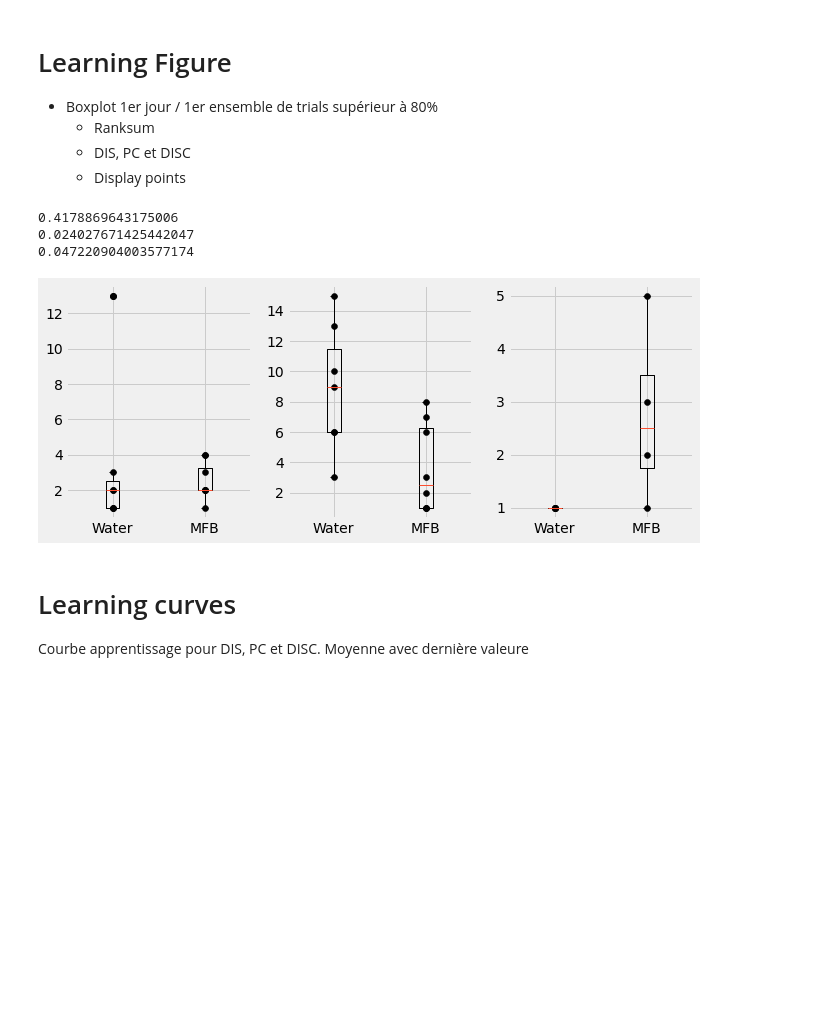
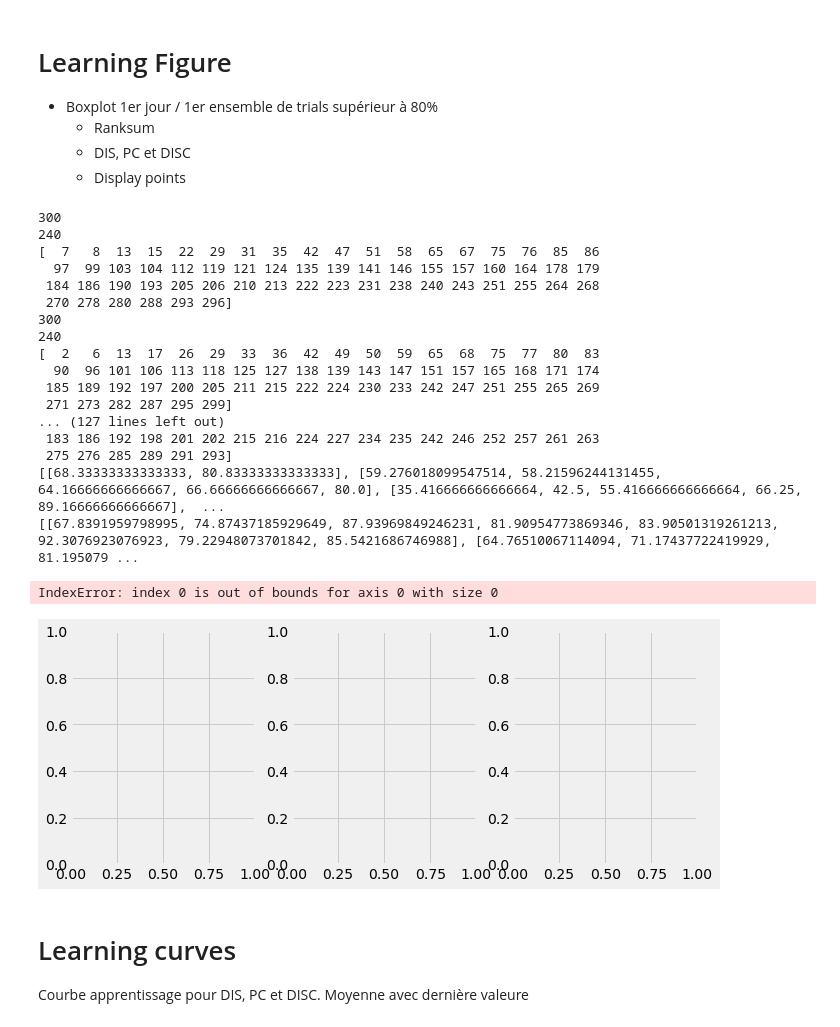
Before and after one commit to AntoninVerdier/Utilities, a Jupyter notebook: Elphy_Analysis/MFB_Figures.ipynb, the cells around one changed output. Saved outputs shown, nothing was run; the diff lists cells and outputs as text; code cells hidden in the pictures; blank space fills up the shorter version.

```diff
--- a/Elphy_Analysis/MFB_Figures.ipynb
+++ b/Elphy_Analysis/MFB_Figures.ipynb
@@ -19,11 +19,11 @@ from scipy.stats import ranksums
 
 batch = s.Batch()
 
-#water_path = '/home/anverdie/Documents/Code/MFB_Paper/Water'
-#mfb_path = '/home/anverdie/Documents/Code/MFB_Paper/MFB'
+water_path = '/home/anverdie/Documents/Code/MFB_Paper/Water'
+mfb_path = '/home/anverdie/Documents/Code/MFB_Paper/MFB'
 
-water_path = '/home/pouple/PhD/Code/MFB_Paper/Water'
-mfb_path = '/home/pouple/PhD/Code/MFB_Paper/MFB'
+#water_path = '/home/pouple/PhD/Code/MFB_Paper/Water'
+#mfb_path = '/home/pouple/PhD/Code/MFB_Paper/MFB'
 
 plt.style.use('fivethirtyeight')
 # %%
@@ -134,6 +134,6 @@ def load_MFB(tag='PC', verbose=False, rmgaps=False):
 
     return mice_mfb
 # %%
-mice_water_dis = load_water(batch3=True, verbose=False, tag='DIS',rmgaps='Brice', linkday=True)
-mice_mfb_dis = load_MFB(tag='DIS', verbose=False, rmgaps='Brice')
+mice_water_dis = load_water(batch3=False, verbose=True, tag='DIS',rmgaps='Antonin', linkday=True)
+mice_mfb_dis = load_MFB(tag='DIS', verbose=False, rmgaps='Antonin')
 # %% [output]
@@ -148,4 +157,4 @@ mice_mfb_dis = load_MFB(tag='DIS', verbose=False, rmgaps='Brice')
 # %%
-mice_water_pc = load_water(batch3=False, verbose=False, tag='PC', rmgaps='Brice')
-mice_mfb_pc = load_MFB(tag='PC', verbose=False, rmgaps='Brice')
+mice_water_pc = load_water(batch3=False, verbose=False, tag='PC', rmgaps='Antonin', linkday=True)
+mice_mfb_pc = load_MFB(tag='PC', verbose=False, rmgaps='Antonin')
 # %% [output]
@@ -160,4 +169,4 @@ mice_mfb_pc = load_MFB(tag='PC', verbose=False, rmgaps='Brice')
 # %%
-mice_water_disc = load_water(batch3=True, verbose=False, tag='DISC', rmgaps='Brice')
-mice_mfb_disc = load_MFB(tag='DISC', verbose=False, rmgaps='Brice')
+mice_water_disc = load_water(batch3=True, verbose=True, tag='DISC', rmgaps='Antonin', linkday=True)
+mice_mfb_disc = load_MFB(tag='DISC', verbose=False, rmgaps='Antonin')
 # %% [output]
@@ -174,18 +196,20 @@ mice_mfb_disc = load_MFB(tag='DISC', verbose=False, rmgaps='Brice')
 # %%
 # Need to add ranksum still
 # Maybe add jitter on points
-
-
 fig, axs = plt.subplots(1, 3, figsize=(10, 4))
 
 ####################################### DIS ###########################################
 scores_water = [mouse.perf()[0] for mouse in mice_water_dis]
 scores_mfb = [[np.sum(c)*100/len(c) for c in mouse.corrs] for mouse in mice_mfb_dis]
 
+print(scores_water)
+print(scores_mfb)
+
 # Water
 first_day_over80_water = [np.where(np.array(s) >= 80)[0][0] + 1 for s in scores_water]
 # MFB
-first_day_over80_mfb = [np.where(np.array(s) >= 70)[0][0] + 1 for s in scores_mfb]
+first_day_over80_mfb = [np.where(np.array(s) >= 80)[0][0] + 1 for s in scores_mfb]
+
 
 stdis, pdis = ranksums(first_day_over80_water, first_day_over80_mfb)
 print(pdis)
@@ -200,44 +224,61 @@ scores_water = [mouse.perf()[0] for mouse in mice_water_pc]
 scores_mfb = [[np.sum(c)*100/len(c) for c in mouse.corrs] for mouse in mice_mfb_pc]
 
 # Water
 first_day_over80_water = [np.where(np.array(s) >= 80)[0][0] + 1 for s in scores_water]
 
 # MFB
 first_day_over80_mfb = [np.where(np.array(s) >= 80)[0][0] + 1 for s in scores_mfb]
-
 stpc, ppc = ranksums(first_day_over80_water, first_day_over80_mfb)
 print(ppc)
 axs[1].boxplot([first_day_over80_water, first_day_over80_mfb], vert=True)
 axs[1].set_xticks([1, 2])
 axs[1].set_xticklabels(['Water', 'MFB'])
 axs[1].scatter([1]*len(first_day_over80_water), first_day_over80_water, c='black')
 axs[1].scatter([2]*len(first_day_over80_mfb), first_day_over80_mfb, c='black')
 
 ####################################### DISC ###########################################
-scores_water = [mouse.perf()[0] for mouse in mice_water_disc]
+scores_water = [mouse.perf(blank=True)[0] for mouse in mice_water_disc]
 scores_mfb = [[np.sum(c)*100/len(c) for c in mouse.corrs] for mouse in mice_mfb_disc]
 
+
 # Water
-first_day_over80_water = [np.where(np.array(s) >= 60)[0][0] + 1 for s in scores_water]
+first_day_over80_water = [np.where(np.array(s) >= 70)[0] + 1 for s in scores_water]
+first_day_over80_water = [i[0] for i in first_day_over80_water if len(i) > 0]
+print(first_day_over80_water)
+# MFB####################################
 
-# MFB####################################### DIS ###########################################
+first_day_over80_mfb = [np.where(np.array(s) >= 70)[0][0] + 1 for s in scores_mfb]
+print(first_day_over80_mfb)
+stdisc, pdisc = ranksums(first_day_over80_water, first_day_over80_mfb)
 
-first_day_over80_mfb = [np.where(np.array(s) >= 60)[0][0] + 1 for s in scores_mfb]
-
-stdisc, pdisc = ranksums(first_day_over80_water, first_day_over80_mfb)
 print(pdisc)
 axs[2].boxplot([first_day_over80_water, first_day_over80_mfb], vert=True)
 axs[2].set_xticks([1, 2])
 axs[2].set_xticklabels(['Water', 'MFB'])
 axs[2].scatter([1]*len(first_day_over80_water), first_day_over80_water, c='black')
 axs[2].scatter([2]*len(first_day_over80_mfb), first_day_over80_mfb, c='black')
 
 plt.show()
 # %% [output]
-0.4178869643175006
-0.024027671425442047
-0.047220904003577174
+300
+240
+[  7   8  13  15  22  29  31  35  42  47  51  58  65  67  75  76  85  86
+  97  99 103 104 112 119 121 124 135 139 141 146 155 157 160 164 178 179
+ 184 186 190 193 205 206 210 213 222 223 231 238 240 243 251 255 264 268
+ 270 278 280 288 293 296]
+300
+240
+[  2   6  13  17  26  29  33  36  42  49  50  59  65  68  75  77  80  83
+  90  96 101 106 113 118 125 127 138 139 143 147 151 157 165 168 171 174
+ 185 189 192 197 200 205 211 215 222 224 230 233 242 247 251 255 265 269
+ 271 273 282 287 295 299]
+... (127 lines left out)
+ 183 186 192 198 201 202 215 216 224 227 234 235 242 246 252 257 261 263
+ 275 276 285 289 291 293]
+[[68.33333333333333, 80.83333333333333], [59.276018099547514, 58.21596244131455, 64.16666666666667, 66.66666666666667, 80.0], [35.416666666666664, 42.5, 55.416666666666664, 66.25, 89.16666666666667],  ...
+[[67.8391959798995, 74.87437185929649, 87.93969849246231, 81.90954773869346, 83.90501319261213, 92.3076923076923, 79.22948073701842, 85.5421686746988], [64.76510067114094, 71.17437722419929, 81.195079 ...
+IndexError: index 0 is out of bounds for axis 0 with size 0
-[figure, old version]
+[figure, new version]
 # %% [markdown]
 # Learning curves
 Courbe apprentissage pour DIS, PC et DISC. Moyenne avec dernière valeure
```
Also changed, not shown: parts of 13 cells of this notebook, 4 other files.
